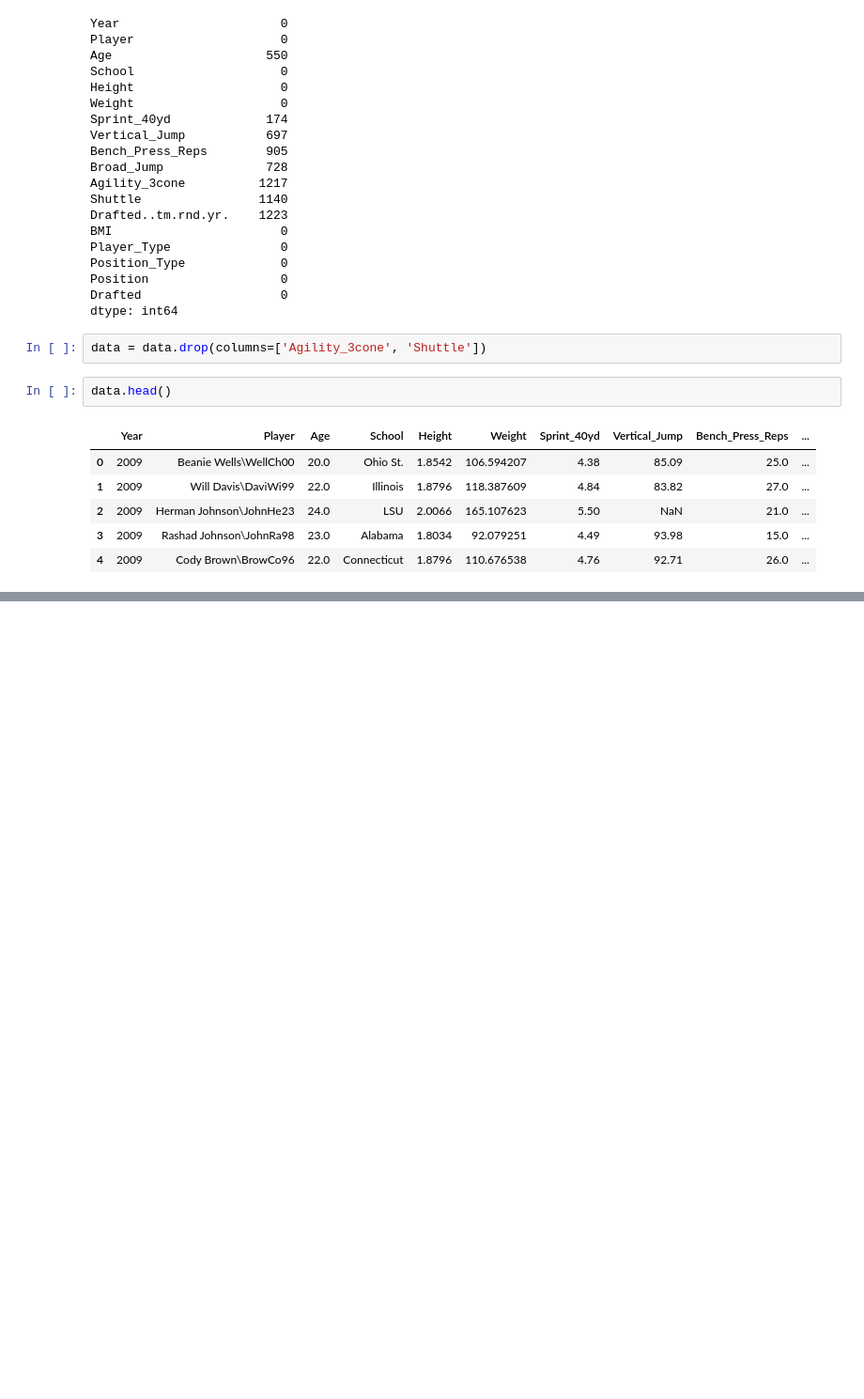
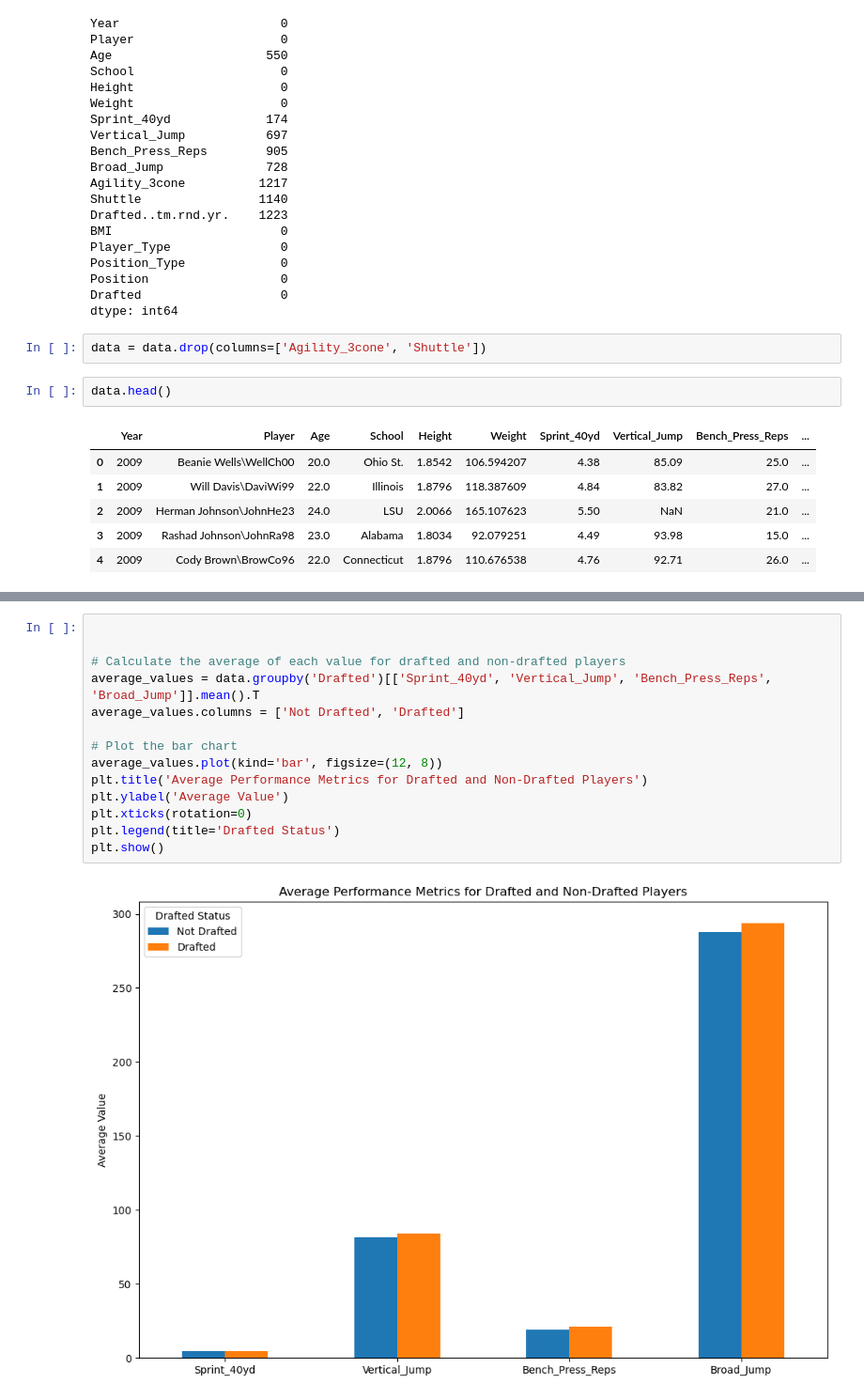
Before and after one commit to seemavora/UCB_MIDS_207_Final_Project, a Jupyter notebook: NFL_drafting_prediction.ipynb, the cells around one changed output, grey strips where cells are left out. Shown at 94% size. Saved outputs shown, nothing was run; the diff lists cells and outputs as text; blank space fills up the shorter version.

```diff
--- a/NFL_drafting_prediction.ipynb
+++ b/NFL_drafting_prediction.ipynb
@@ -82,0 +101,16 @@ data.head()
+# %%
+
+
+# Calculate the average of each value for drafted and non-drafted players
+average_values = data.groupby('Drafted')[['Sprint_40yd', 'Vertical_Jump', 'Bench_Press_Reps', 'Broad_Jump']].mean().T
+average_values.columns = ['Not Drafted', 'Drafted']
+
+# Plot the bar chart
+average_values.plot(kind='bar', figsize=(12, 8))
+plt.title('Average Performance Metrics for Drafted and Non-Drafted Players')
+plt.ylabel('Average Value')
+plt.xticks(rotation=0)
+plt.legend(title='Drafted Status')
+plt.show()
+# %% [output]
+[figure, added]
```
Also changed, not shown: parts of 11 cells of this notebook.
